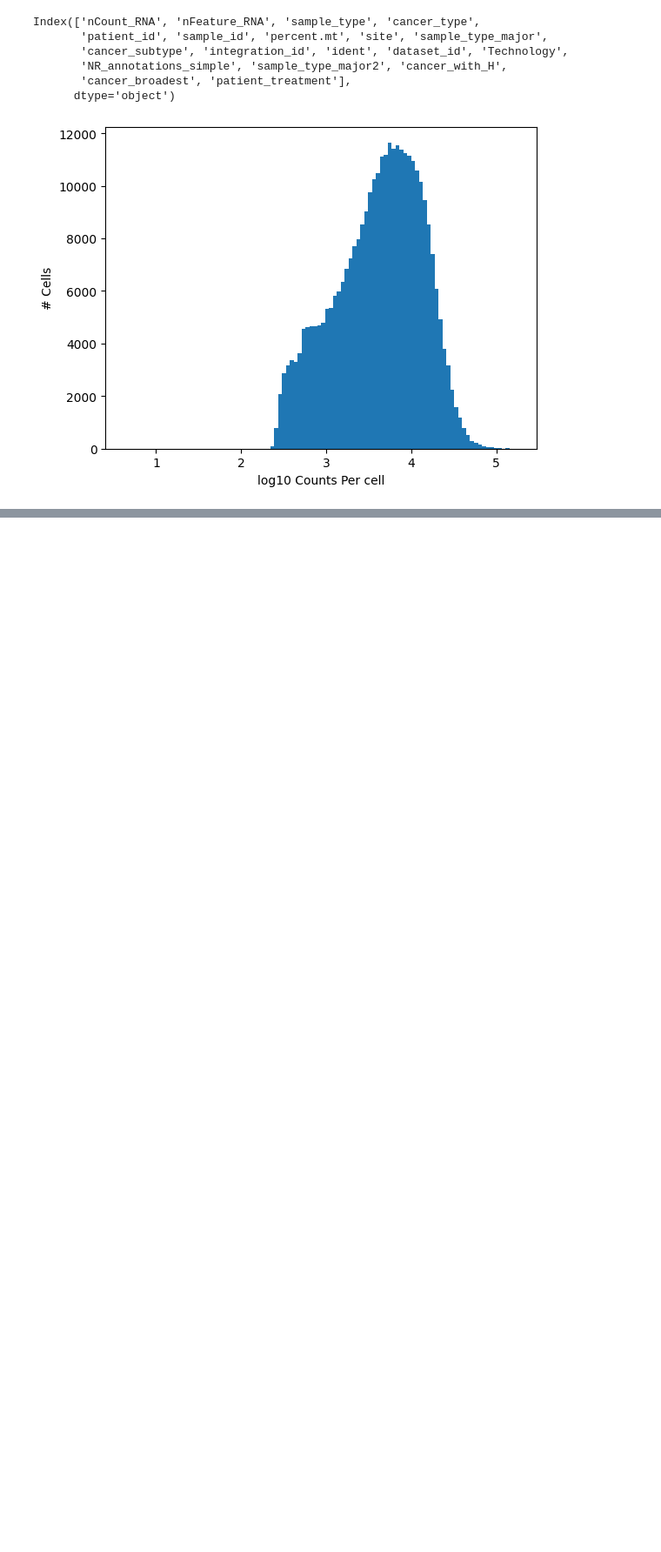
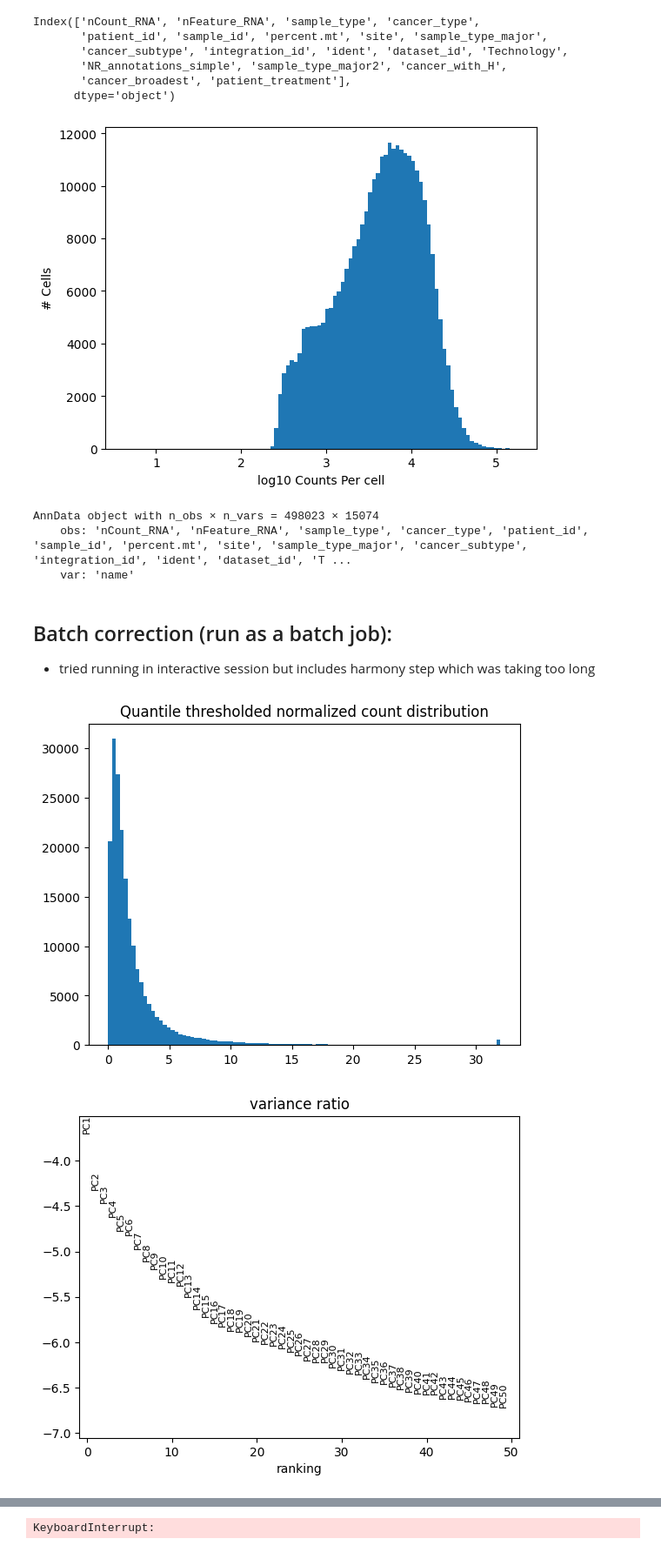
Before and after one commit to tuonglab/Nikita-project, a Jupyter notebook: notebooks/2025-04-29_cNMF.ipynb, the cells around one changed output, grey strips where cells are left out. Shown at 87% size. Drawn from its saved outputs; the diff is of its cells as text; code cells hidden in the pictures; blank space fills up the shorter version.

```diff
--- a/notebooks/2025-04-29_cNMF.ipynb
+++ b/notebooks/2025-04-29_cNMF.ipynb
@@ -40,3 +48,20 @@ _ = plt.xlabel('log10 Counts Per cell')
 _ = plt.ylabel('# Cells')
 # %% [output]
 [figure]
+# %%
+adata
+# %% [output]
+AnnData object with n_obs × n_vars = 498023 × 15074
+    obs: 'nCount_RNA', 'nFeature_RNA', 'sample_type', 'cancer_type', 'patient_id', 'sample_id', 'percent.mt', 'site', 'sample_type_major', 'cancer_subtype', 'integration_id', 'ident', 'dataset_id', 'T ...
+    var: 'name'
+# %% [markdown]
+## Batch correction (run as a batch job):
+* tried running in interactive session but includes harmony step which was taking too long
+# %%
+p = Preprocess(random_seed=14)
+(adata_c, adata_tp10k, hvgs) = p.preprocess_for_cnmf(adata, harmony_vars='integration_id', n_top_rna_genes = 2000,
+                                                     max_scaled_thresh = None, quantile_thresh = .9999, makeplots=True,
+                                                    save_output_base='/scratch/user/s4436039/scdata/cNMF')
+# %% [output]
+[figure, added]
+[figure, added]
@@ -42,0 +72 @@ _ = plt.ylabel('# Cells')
+KeyboardInterrupt:
```
Also changed, not shown: parts of 19 cells of this notebook, 1 other file.
